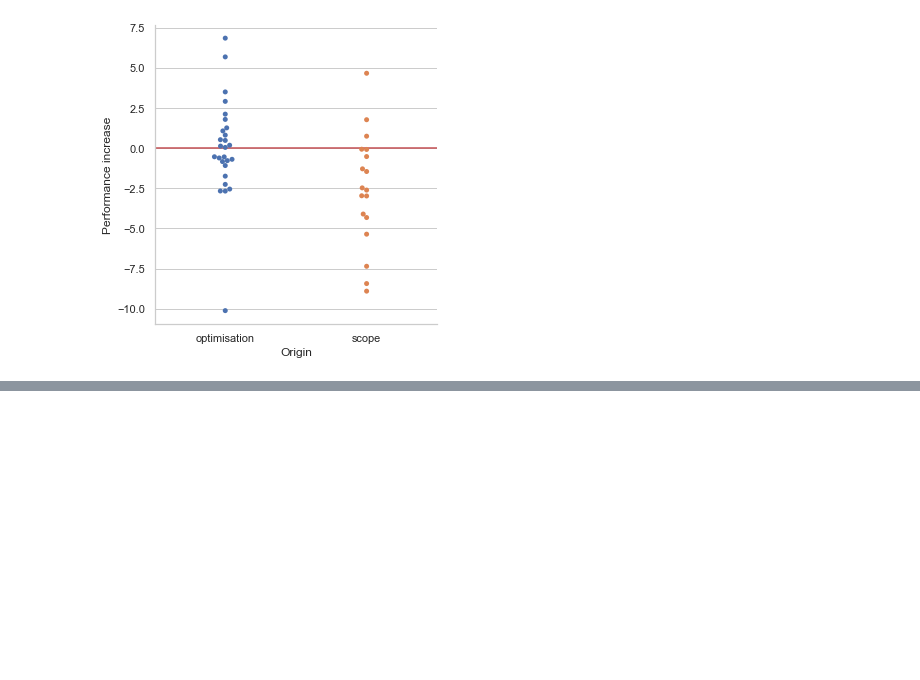
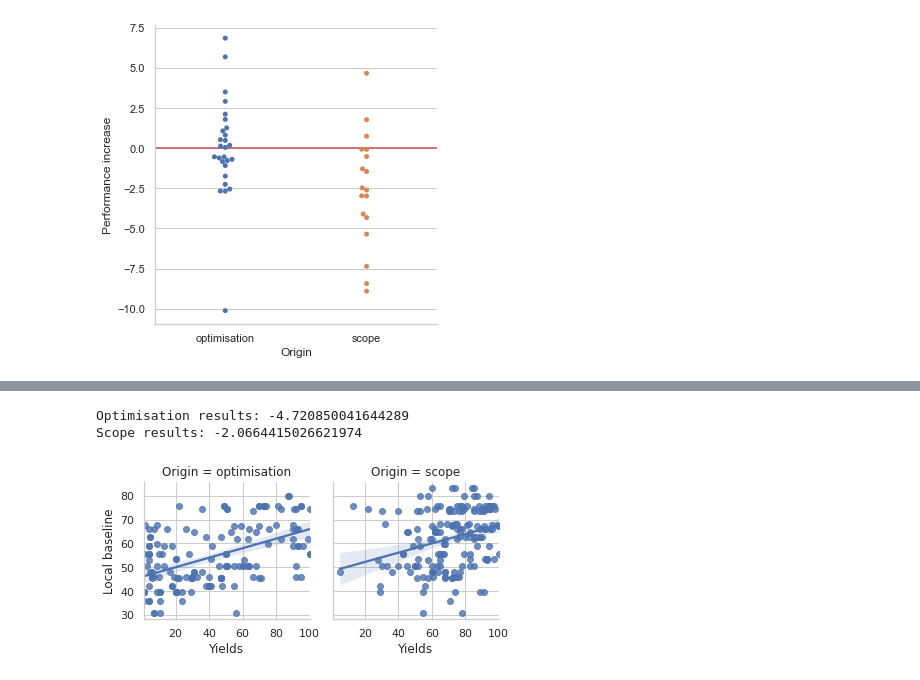
Before and after one commit to truejulosdu13/NiCOlit, a Jupyter notebook: classical_descriptors_analysis.ipynb, the cells around one changed output, grey strips where cells are left out. Cells and saved outputs as stored; diff of their text form; code cells hidden in the pictures; blank space fills up the shorter version.

```diff
--- a/classical_descriptors_analysis.ipynb
+++ b/classical_descriptors_analysis.ipynb
@@ -267,3 +269,9 @@ plt.axhline(0, c='r')
 plt.show()
 # %% [output]
 [figure]
+# %%
+stratification_results, additional_stratification_results, local_results, global_results, local_baseline_results, values = analysis_stratification_influence_raw(X, y, DOIs, origins, metric=metric, predictor=pipe,
+                                      test_size=0.2, n_iterations=1)
+# %%
+display_df =  pd.DataFrame(zip(stratification_results, additional_stratification_results, local_results, global_results, local_baseline_results, values), columns =['DOI', 'Origin', 'Local model', 'Global model', 'Local baseline', 'Yields'])
+display_df
@@ -269,0 +292,15 @@ plt.show()
+# %%
+from sklearn.metrics import mean_squared_error
+metric = r2_score
+# %%
+# Results for baseline model
+g = sns.FacetGrid(display_df, col="Origin")
+g.map(sns.regplot, "Yields", "Local baseline")
+indexes = np.where(np.array(additional_stratification_results)=='optimisation')
+print("Optimisation results: {}".format(metric(np.array(local_baseline_results)[indexes], np.array(values)[indexes])))
+indexes = np.where(np.array(additional_stratification_results)=='scope')
+print("Scope results: {}".format(metric(np.array(local_baseline_results)[indexes], np.array(values)[indexes])))
+# %% [output]
+Optimisation results: -4.720850041644289
+Scope results: -2.0664415026621974
+[figure, added]
```
Also changed, not shown: parts of 11 cells of this notebook, 2 other files.
